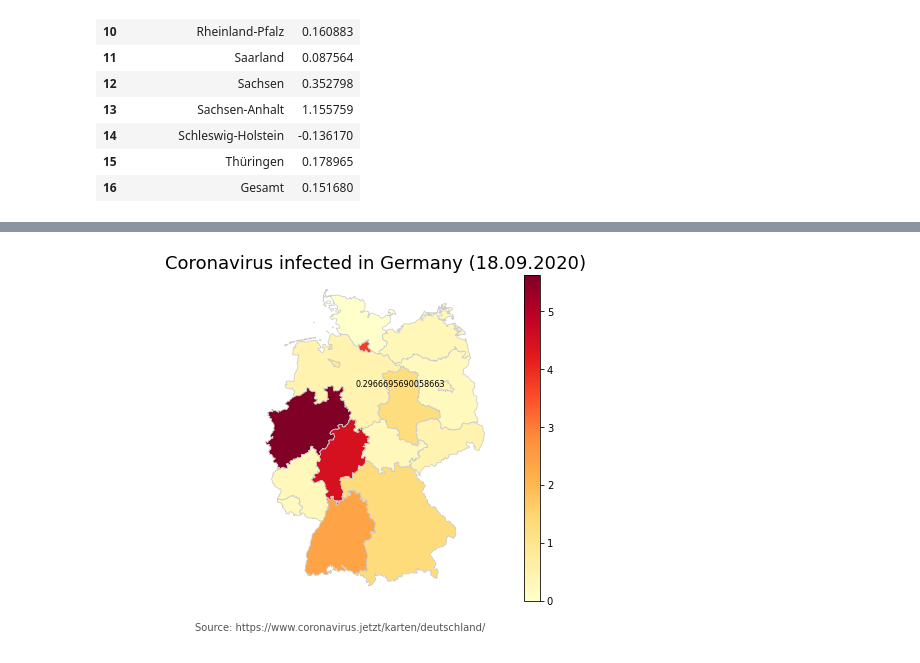
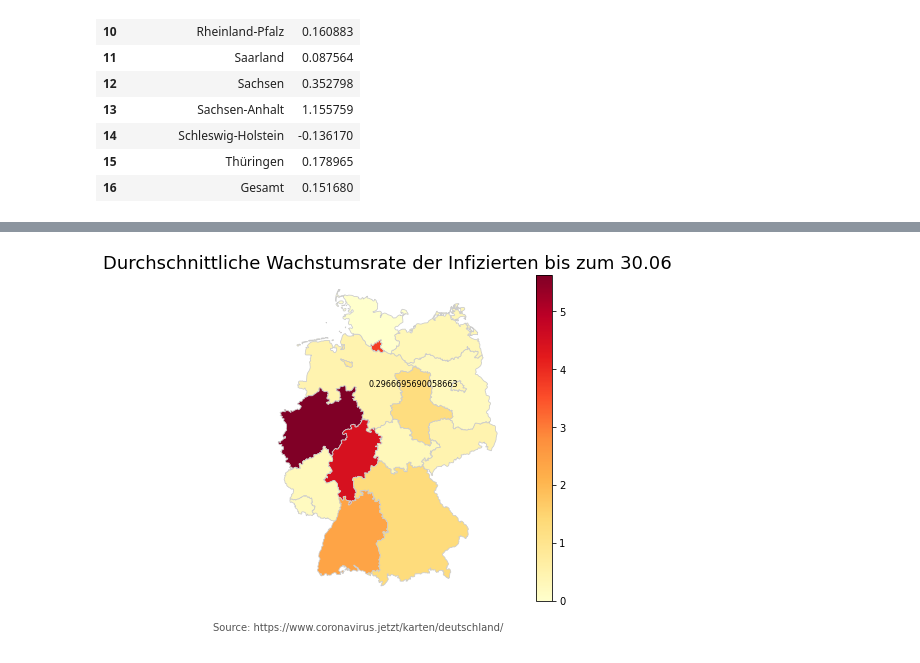
Before and after one commit to Jubo30/Data-Science-Project, a Jupyter notebook: Täglicher Zuwachs Deutschland.ipynb, the cells around one changed output, grey strips where cells are left out. Cells and saved outputs as stored; diff of their text form; code cells hidden in the pictures.

```diff
--- a/Täglicher Zuwachs Deutschland.ipynb
+++ b/Täglicher Zuwachs Deutschland.ipynb
@@ -893,7 +893,7 @@ for idx, row in merged.iterrows():
 # Entfernt die x und y Achse
 ax.axis('off')
 
-ax.set_title('Coronavirus infected in Germany (18.09.2020)', fontdict={'fontsize': '18','fontweight' : '3'})
+ax.set_title('Durchschnittliche Wachstumsrate der Infizierten bis zum 30.06', fontdict={'fontsize': '18','fontweight' : '3'})
 
 ax.annotate('Source: https://www.coronavirus.jetzt/karten/deutschland/',xy=(0.2, .06), xycoords='figure fraction',horizontalalignment='left', verticalalignment='top',fontsize=10, color='#555555')
 
@@ -921 +921 @@ cbar = fig.colorbar(sm)
-[figure, old version]
+[figure, new version]
```
Also changed, not shown: parts of 8 cells of this notebook.
